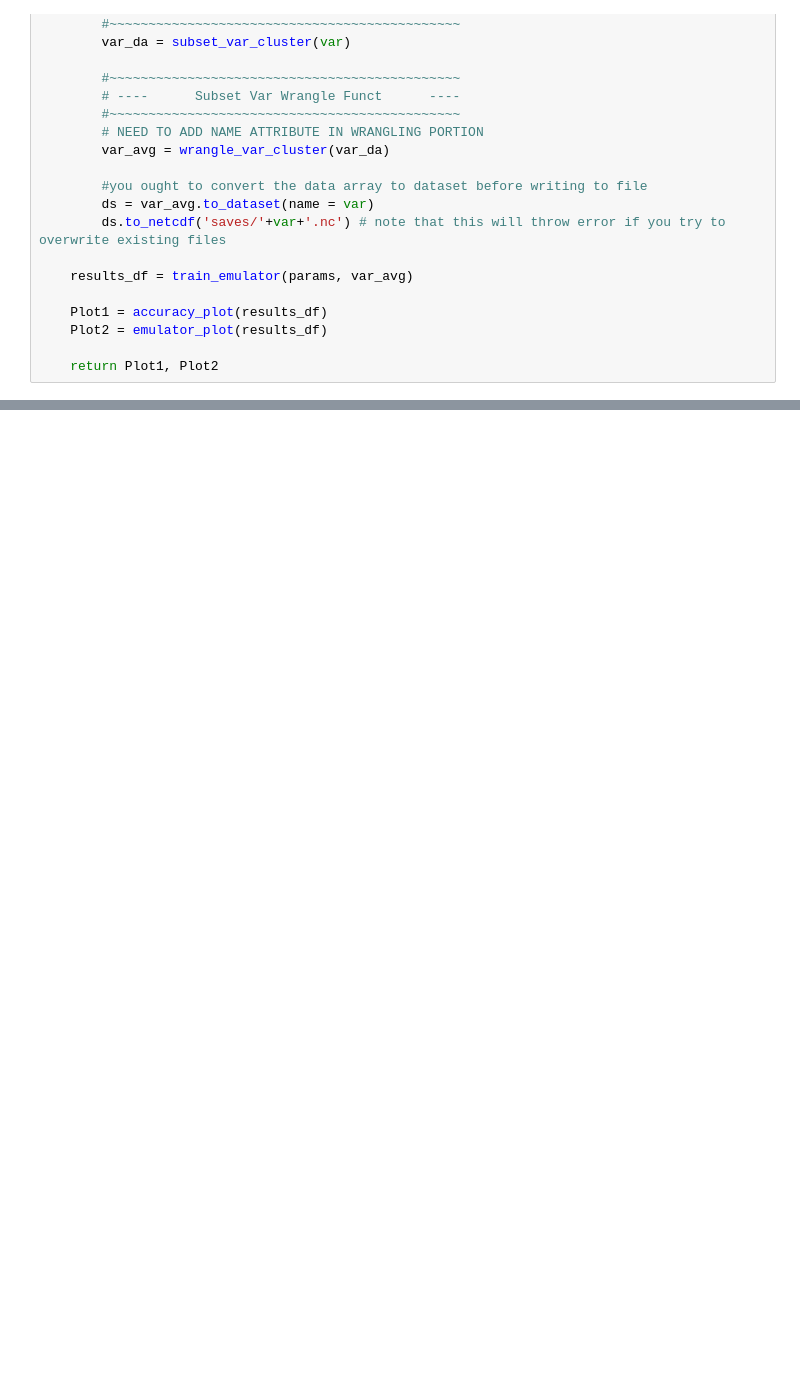
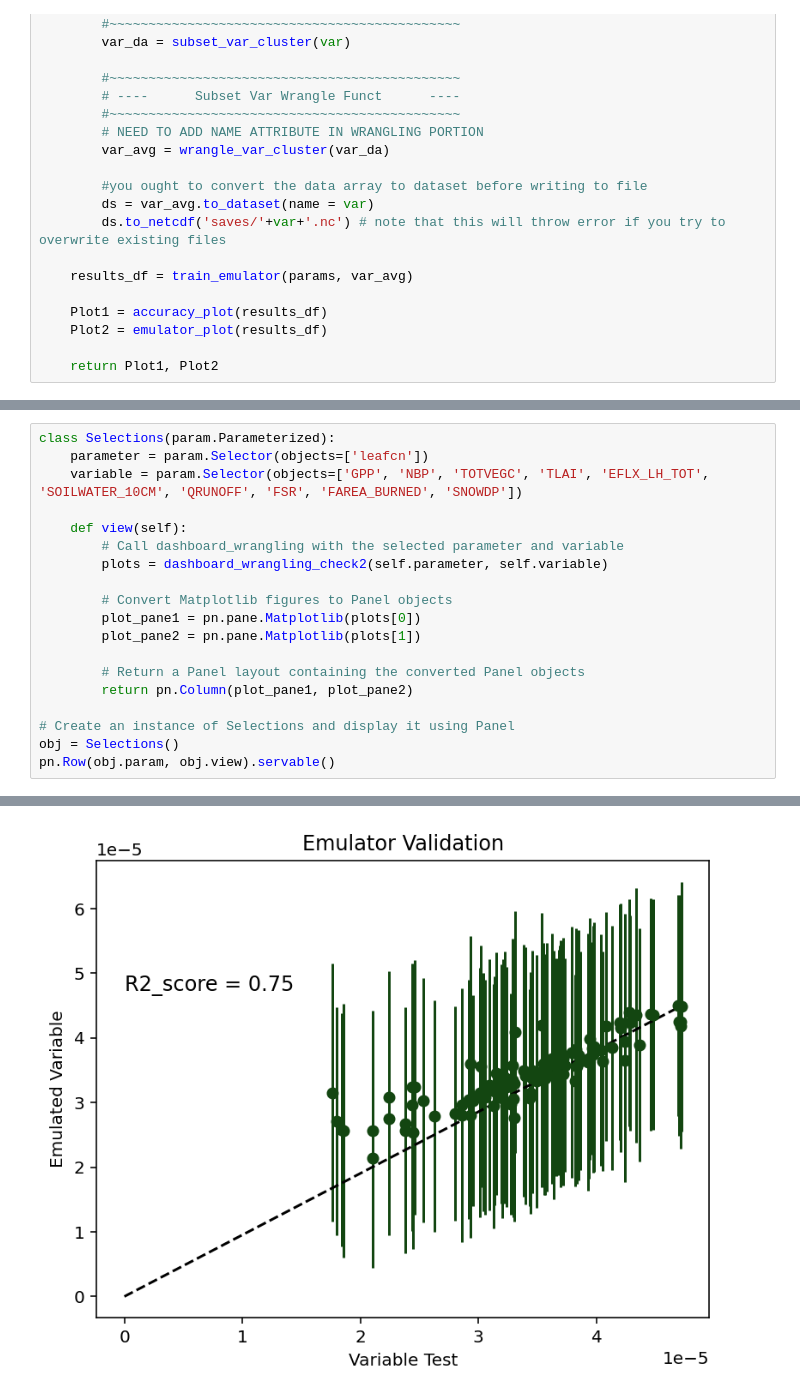
Before and after one commit to GaiaFuture/Prototype, a Jupyter notebook: main_function.ipynb, the cells around one changed output, grey strips where cells are left out. Cells and saved outputs as stored; diff of their text form; blank space fills up the shorter version.

```diff
--- a/main_function.ipynb
+++ b/main_function.ipynb
@@ -72,0 +186,20 @@ Mean Absolute Error: 2.5008176225625332e-06
+# %%
+class Selections(param.Parameterized):
+    parameter = param.Selector(objects=['leafcn'])
+    variable = param.Selector(objects=['GPP', 'NBP', 'TOTVEGC', 'TLAI', 'EFLX_LH_TOT', 'SOILWATER_10CM', 'QRUNOFF', 'FSR', 'FAREA_BURNED', 'SNOWDP'])
+
+    def view(self):
+        # Call dashboard_wrangling with the selected parameter and variable
+        plots = dashboard_wrangling_check2(self.parameter, self.variable)
+
+        # Convert Matplotlib figures to Panel objects
+        plot_pane1 = pn.pane.Matplotlib(plots[0])
+        plot_pane2 = pn.pane.Matplotlib(plots[1])
+
+        # Return a Panel layout containing the converted Panel objects
+        return pn.Column(plot_pane1, plot_pane2)
+
+# Create an instance of Selections and display it using Panel
+obj = Selections()
+pn.Row(obj.param, obj.view).servable()
+# %% [output]
@@ -72,0 +207 @@ Mean Absolute Error: 2.5008176225625332e-06
+[figure, added]
```
Also changed, not shown: parts of 11 cells of this notebook, 1 other file.
